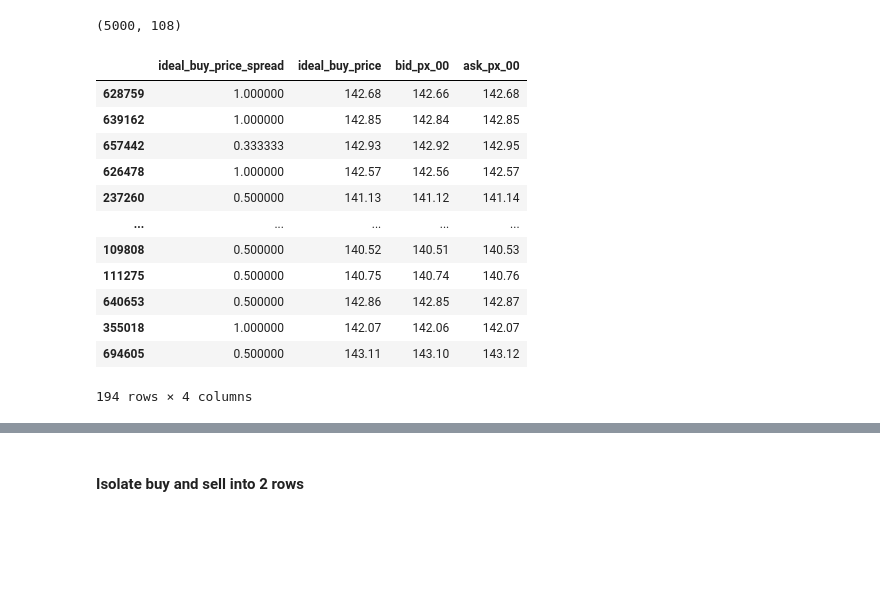
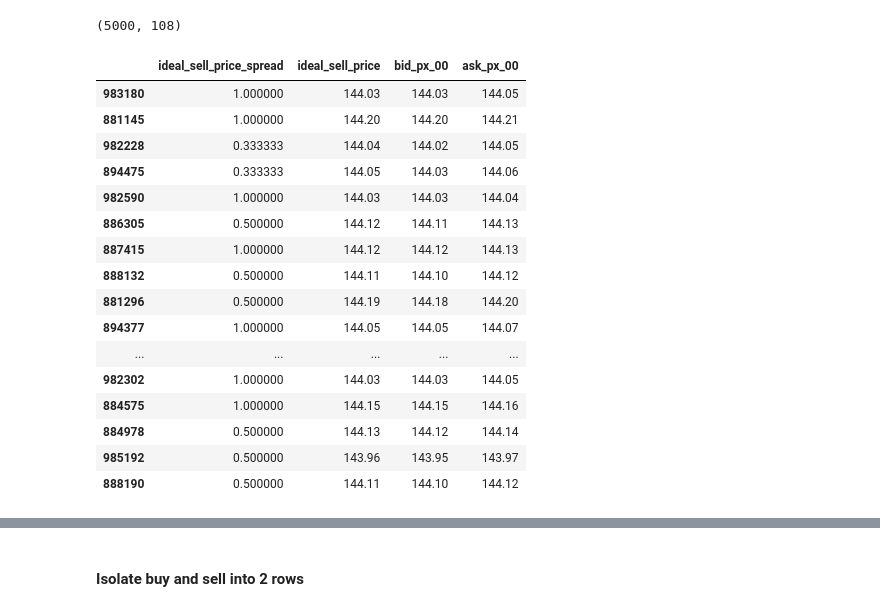
Before and after one commit to fleclerc/hedger, a Jupyter notebook: nbs/00-hedgerprep.ipynb, the cells around one changed output, grey strips where cells are left out. Saved outputs shown, nothing was run; the diff lists cells and outputs as text; code cells hidden in the pictures; blank space fills up the shorter version.

```diff
--- a/nbs/00-hedgerprep.ipynb
+++ b/nbs/00-hedgerprep.ipynb
@@ -305,18 +308,23 @@ def calculate_ideal_hedge(df, rdf):
 # %%
-calculate_ideal_hedge(xdf, rdf)
+
 rdf[['ideal_buy_price_spread', 'ideal_buy_price', 'bid_px_00', 'ask_px_00']]
-rdf[rdf.ideal_buy_price_spread>0][['ideal_buy_price_spread', 'ideal_buy_price', 'bid_px_00', 'ask_px_00']]
+rdf[rdf.ideal_buy_price_spread<0][['ideal_buy_price_spread', 'ideal_buy_price', 'bid_px_00', 'ask_px_00']]
+rdf[rdf.ideal_sell_price_spread>0][['ideal_sell_price_spread', 'ideal_sell_price', 'bid_px_00', 'ask_px_00']]
 # %% [output]
-|  | ideal_buy_price_spread | ideal_buy_price | bid_px_00 | ask_px_00 |
-| 628759 | 1.000000 | 142.68 | 142.66 | 142.68 |
-| 639162 | 1.000000 | 142.85 | 142.84 | 142.85 |
-| 657442 | 0.333333 | 142.93 | 142.92 | 142.95 |
-| 626478 | 1.000000 | 142.57 | 142.56 | 142.57 |
-| 237260 | 0.500000 | 141.13 | 141.12 | 141.14 |
+|  | ideal_sell_price_spread | ideal_sell_price | bid_px_00 | ask_px_00 |
+| 983180 | 1.000000 | 144.03 | 144.03 | 144.05 |
+| 881145 | 1.000000 | 144.20 | 144.20 | 144.21 |
+| 982228 | 0.333333 | 144.04 | 144.02 | 144.05 |
+| 894475 | 0.333333 | 144.05 | 144.03 | 144.06 |
+| 982590 | 1.000000 | 144.03 | 144.03 | 144.04 |
+| 886305 | 0.500000 | 144.12 | 144.11 | 144.13 |
+| 887415 | 1.000000 | 144.12 | 144.12 | 144.13 |
+| 888132 | 0.500000 | 144.11 | 144.10 | 144.12 |
+| 881296 | 0.500000 | 144.19 | 144.18 | 144.20 |
+| 894377 | 1.000000 | 144.05 | 144.05 | 144.07 |
 | ... | ... | ... | ... | ... |
-| 109808 | 0.500000 | 140.52 | 140.51 | 140.53 |
-| 111275 | 0.500000 | 140.75 | 140.74 | 140.76 |
-| 640653 | 0.500000 | 142.86 | 142.85 | 142.87 |
-| 355018 | 1.000000 | 142.07 | 142.06 | 142.07 |
-| 694605 | 0.500000 | 143.11 | 143.10 | 143.12 |
+| 982302 | 1.000000 | 144.03 | 144.03 | 144.05 |
+| 884575 | 1.000000 | 144.15 | 144.15 | 144.16 |
+| 884978 | 0.500000 | 144.13 | 144.12 | 144.14 |
+| 985192 | 0.500000 | 143.96 | 143.95 | 143.97 |
+| 888190 | 0.500000 | 144.11 | 144.10 | 144.12 |
-194 rows × 4 columns
```
Also changed, not shown: parts of 12 cells of this notebook, 5 other files.
